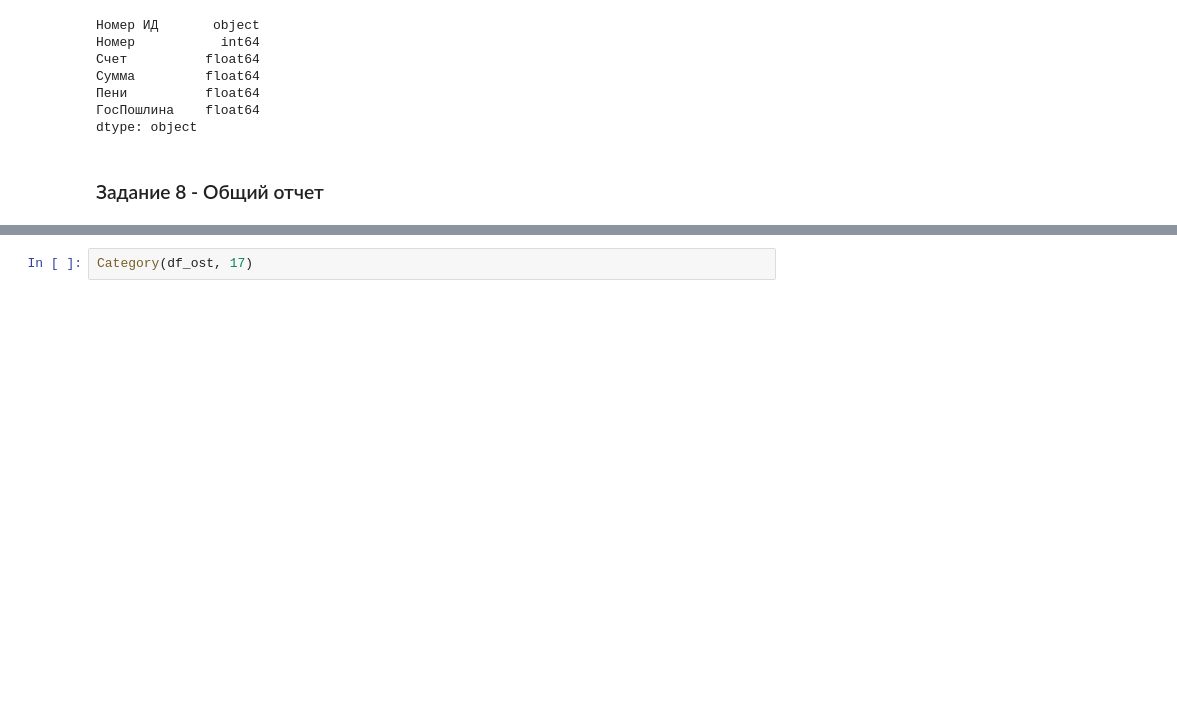
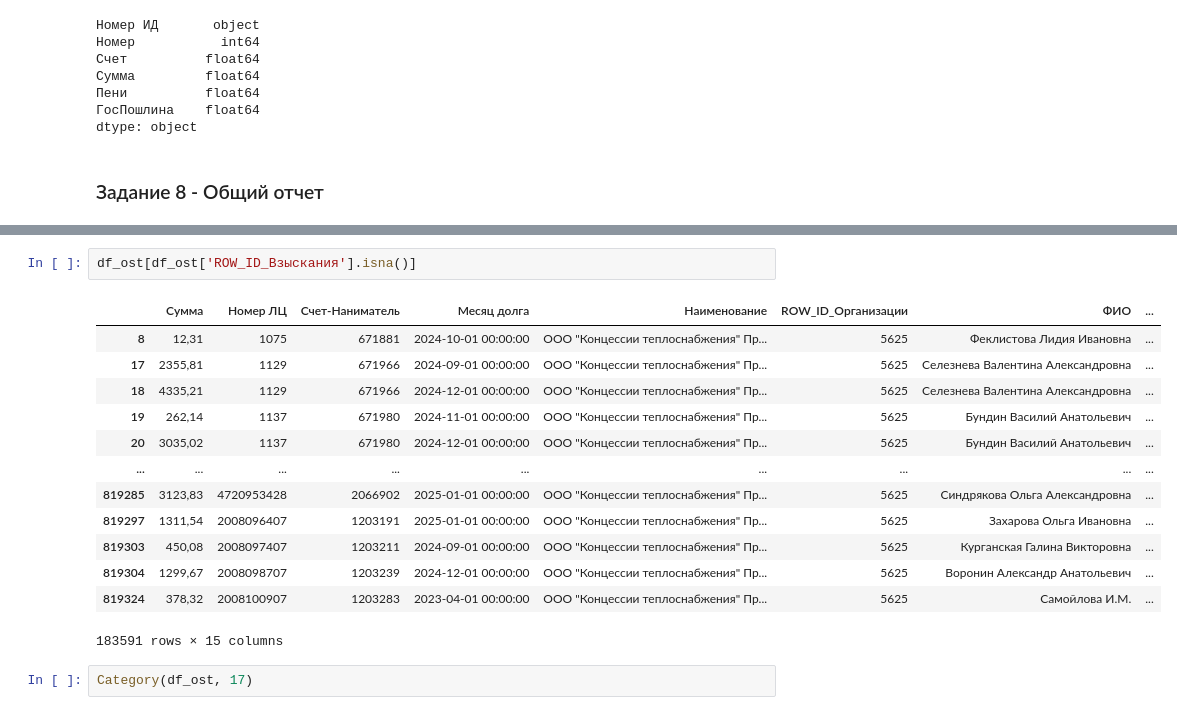
Before and after one commit to Neirohirurg/practice, a Jupyter notebook: src/test.ipynb, the cells around one changed output, grey strips where cells are left out. Cells and saved outputs as stored; diff of their text form; blank space fills up the shorter version.

```diff
--- a/src/test.ipynb
+++ b/src/test.ipynb
@@ -217,3 +283,19 @@ df_ces
+# %%
+df_ost[df_ost['ROW_ID_Взыскания'].isna()]
+# %% [output]
+|  | Сумма | Номер ЛЦ | Счет-Наниматель | Месяц долга | Наименование | ROW_ID_Организации | ФИО | ... |
+| 8 | 12,31 | 1075 | 671881 | 2024-10-01 00:00:00 | ООО "Концессии теплоснабжения" Пр... | 5625 | Феклистова Лидия Ивановна | ... |
+| 17 | 2355,81 | 1129 | 671966 | 2024-09-01 00:00:00 | ООО "Концессии теплоснабжения" Пр... | 5625 | Селезнева Валентина Александровна | ... |
+| 18 | 4335,21 | 1129 | 671966 | 2024-12-01 00:00:00 | ООО "Концессии теплоснабжения" Пр... | 5625 | Селезнева Валентина Александровна | ... |
+| 19 | 262,14 | 1137 | 671980 | 2024-11-01 00:00:00 | ООО "Концессии теплоснабжения" Пр... | 5625 | Бундин Василий Анатольевич | ... |
+| 20 | 3035,02 | 1137 | 671980 | 2024-12-01 00:00:00 | ООО "Концессии теплоснабжения" Пр... | 5625 | Бундин Василий Анатольевич | ... |
+| ... | ... | ... | ... | ... | ... | ... | ... | ... |
+| 819285 | 3123,83 | 4720953428 | 2066902 | 2025-01-01 00:00:00 | ООО "Концессии теплоснабжения" Пр... | 5625 | Синдрякова Ольга Александровна | ... |
+| 819297 | 1311,54 | 2008096407 | 1203191 | 2025-01-01 00:00:00 | ООО "Концессии теплоснабжения" Пр... | 5625 | Захарова Ольга Ивановна | ... |
+| 819303 | 450,08 | 2008097407 | 1203211 | 2024-09-01 00:00:00 | ООО "Концессии теплоснабжения" Пр... | 5625 | Курганская Галина Викторовна | ... |
+| 819304 | 1299,67 | 2008098707 | 1203239 | 2024-12-01 00:00:00 | ООО "Концессии теплоснабжения" Пр... | 5625 | Воронин Александр Анатольевич | ... |
+| 819324 | 378,32 | 2008100907 | 1203283 | 2023-04-01 00:00:00 | ООО "Концессии теплоснабжения" Пр... | 5625 | Самойлова И.М. | ... |
+183591 rows × 15 columns
 # %%
 Category(df_ost, 17)
 # %%
```
Also changed, not shown: parts of 13 cells of this notebook, 4 other files.
